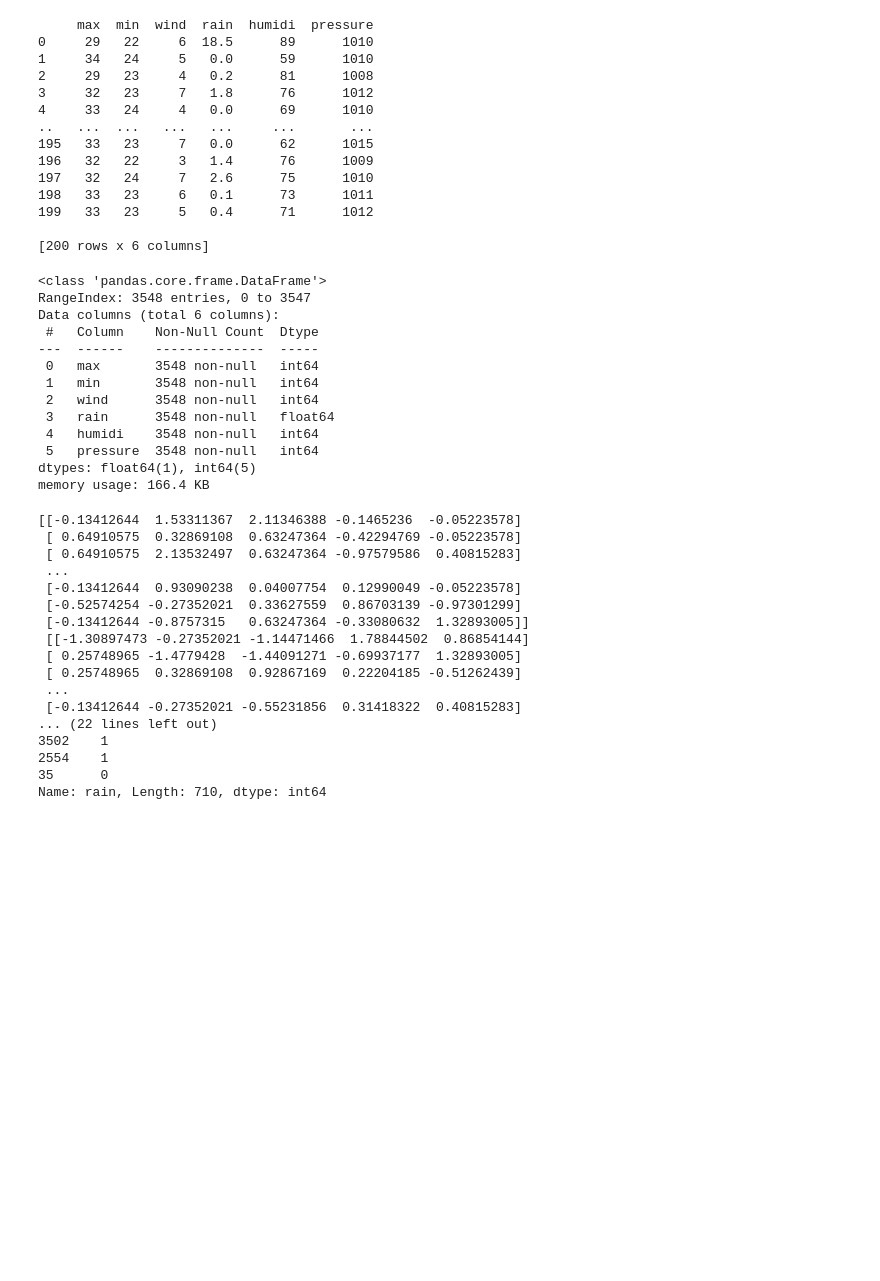
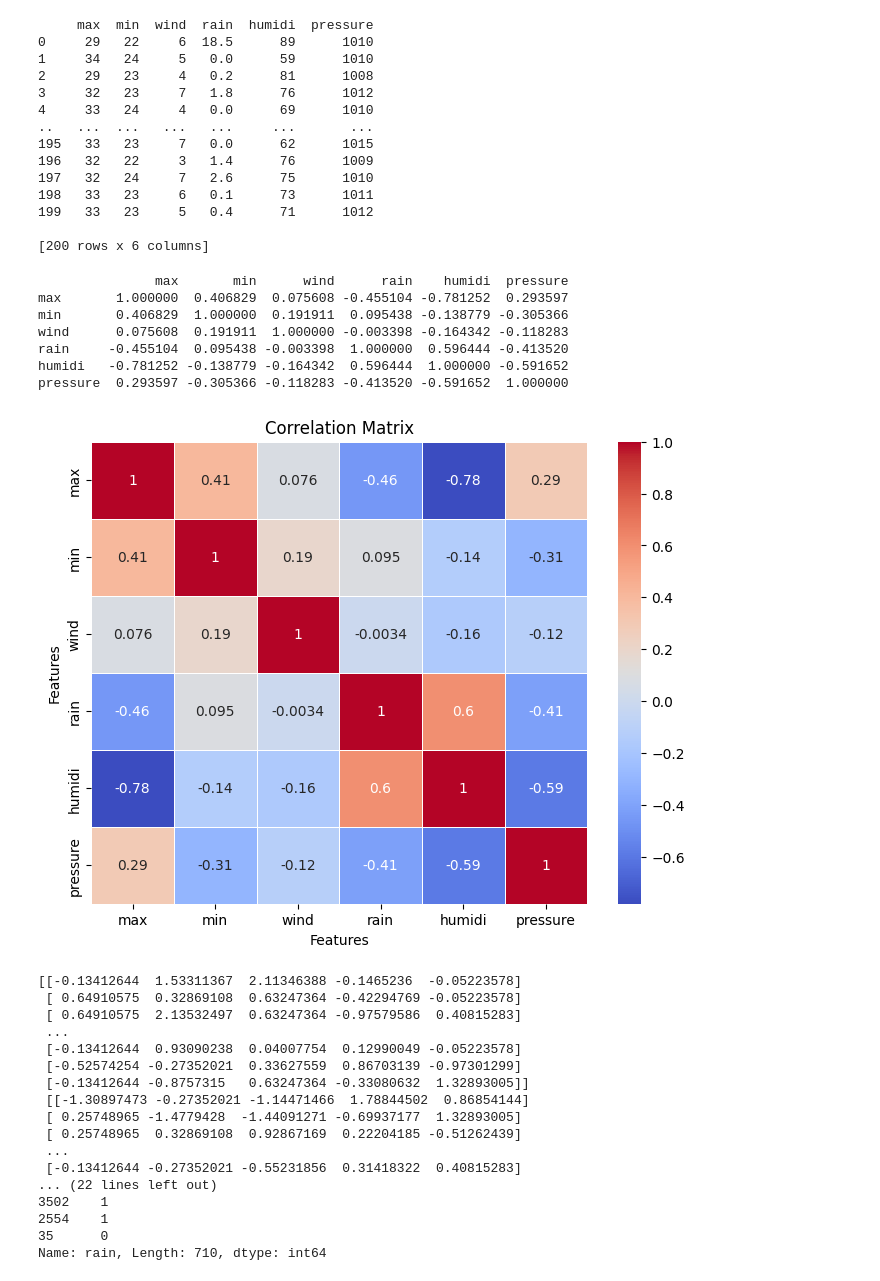
Before and after one commit to LucaasPhan/rain-prediction-system, a Jupyter notebook: server/rain_prediction.ipynb, the cells around one changed output. Drawn from its saved outputs; the diff is of its cells as text; code cells hidden in the pictures; blank space fills up the shorter version.

Commit message:
Added correlation matrix

```diff
--- a/server/rain_prediction.ipynb
+++ b/server/rain_prediction.ipynb
@@ -34,22 +34,35 @@ print(data.head(200))
 199   33   23     5   0.4      71      1012
 
 [200 rows x 6 columns]
-# %%
-data.info()
-# %% [output]
-<class 'pandas.core.frame.DataFrame'>
-RangeIndex: 3548 entries, 0 to 3547
-Data columns (total 6 columns):
- #   Column    Non-Null Count  Dtype
----  ------    --------------  -----
- 0   max       3548 non-null   int64
- 1   min       3548 non-null   int64
- 2   wind      3548 non-null   int64
- 3   rain      3548 non-null   float64
- 4   humidi    3548 non-null   int64
- 5   pressure  3548 non-null   int64
-dtypes: float64(1), int64(5)
-memory usage: 166.4 KB
+# %%
+df = pd.DataFrame(data)
+
+corr_mat = df.corr()
+
+print(corr_mat)
+
+# Set the figure size
+plt.figure(figsize=(8, 6))
+
+# Create the heatmap
+sns.heatmap(corr_mat, annot=True, cmap='coolwarm', fmt='.2g', linewidths=.5)
+
+# Add title and labels
+plt.title('Correlation Matrix')
+plt.xlabel('Features')
+plt.ylabel('Features')
+
+# Display the plot
+plt.show()
+# %% [output]
+               max       min      wind      rain    humidi  pressure
+max       1.000000  0.406829  0.075608 -0.455104 -0.781252  0.293597
+min       0.406829  1.000000  0.191911  0.095438 -0.138779 -0.305366
+wind      0.075608  0.191911  1.000000 -0.003398 -0.164342 -0.118283
+rain     -0.455104  0.095438 -0.003398  1.000000  0.596444 -0.413520
+humidi   -0.781252 -0.138779 -0.164342  0.596444  1.000000 -0.591652
+pressure  0.293597 -0.305366 -0.118283 -0.413520 -0.591652  1.000000
+[figure, added]
 # %%
 ### Pre-processing data
 X = data[["max", "min", "wind", "humidi", "pressure"]]
```
